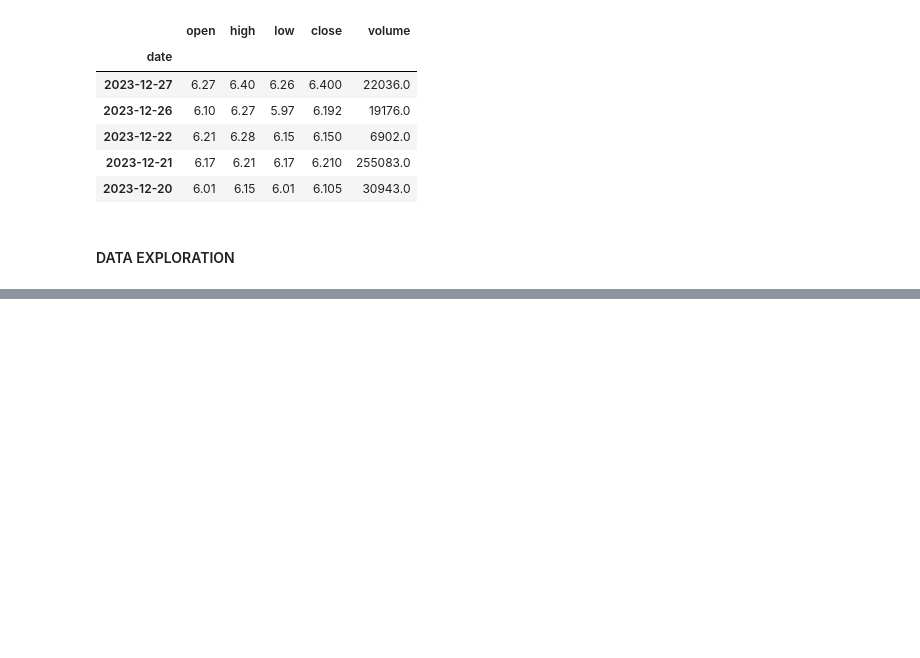
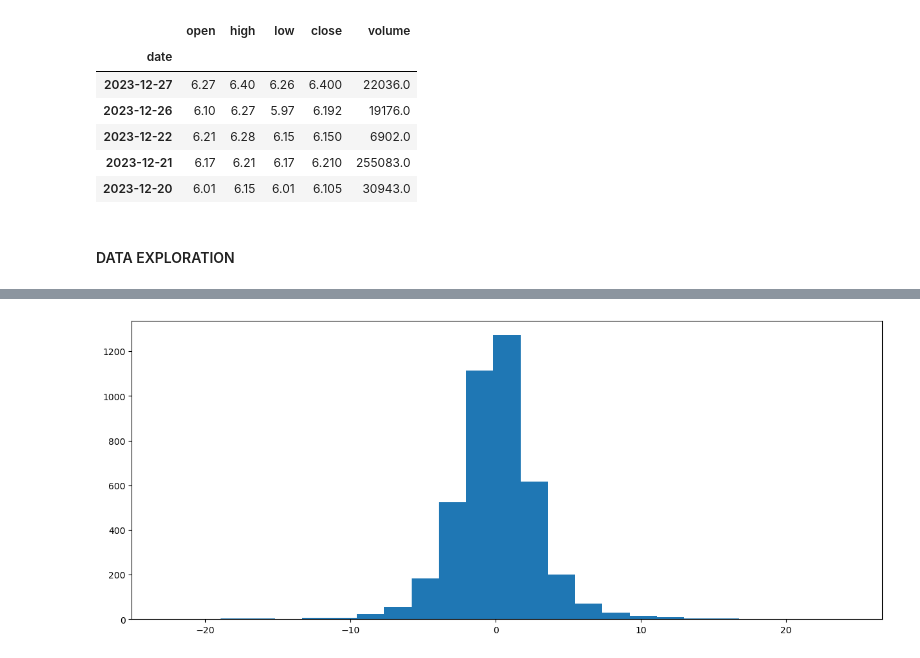
Before and after one commit to adebayomoses/MTNOY-Stock-Price-Analysis, a Jupyter notebook: MTNOY_Stock.ipynb, the cells around one changed output, grey strips where cells are left out. Saved outputs shown, nothing was run; the diff lists cells and outputs as text; code cells hidden in the pictures; blank space fills up the shorter version.

```diff
--- a/MTNOY_Stock.ipynb
+++ b/MTNOY_Stock.ipynb
@@ -94,0 +214,7 @@ None
+# %%
+# Ploting the distribution of the returns
+fig, ax = plt.subplots(figsize=(15,6))
+
+plt.hist(df_mtnoy_return, bins=25);
+# %% [output]
+[figure, added]
```
Also changed, not shown: parts of 23 cells of this notebook.
